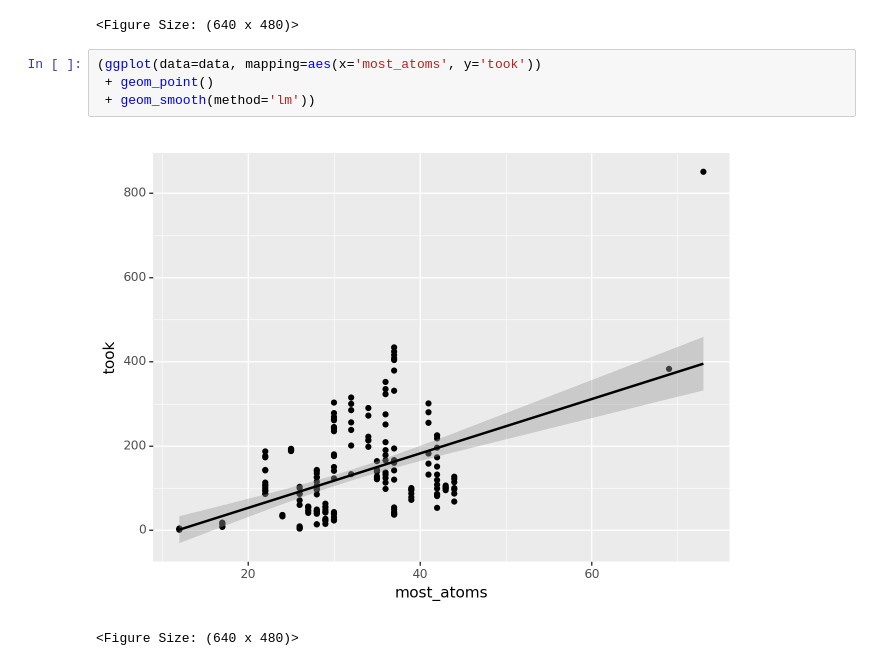
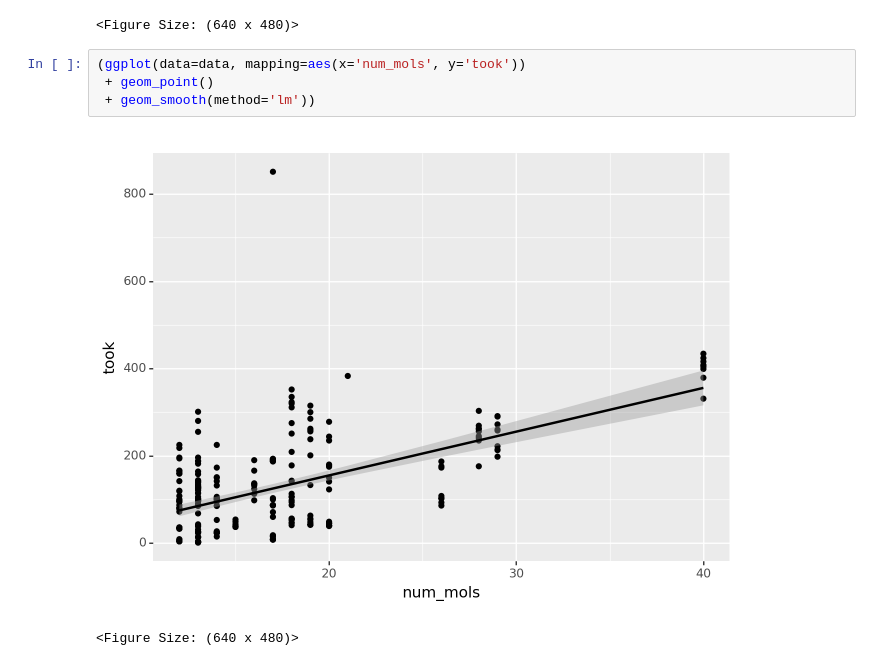
Before and after one commit to ciw-project-2023/nbse-analysis, a Jupyter notebook: nbse_analysis/plots.ipynb, the cells around one changed output. Cells and saved outputs as stored; diff of their text form.

```diff
--- a/nbse_analysis/plots.ipynb
+++ b/nbse_analysis/plots.ipynb
@@ -167,10 +201,10 @@ corr_metrics = corr[corr['var1'].isin(metric_cols) & corr['var2'].isin(metric_co
 [figure]
 <Figure Size: (640 x 480)>
 # %%
-(ggplot(data=data, mapping=aes(x='most_atoms', y='took'))
+(ggplot(data=data, mapping=aes(x='num_mols', y='took'))
  + geom_point()
  + geom_smooth(method='lm'))
 # %% [output]
-[figure, old version]
+[figure, new version]
 <Figure Size: (640 x 480)>
 # %%
```
Also changed, not shown: parts of 18 cells of this notebook, 1 other file.
